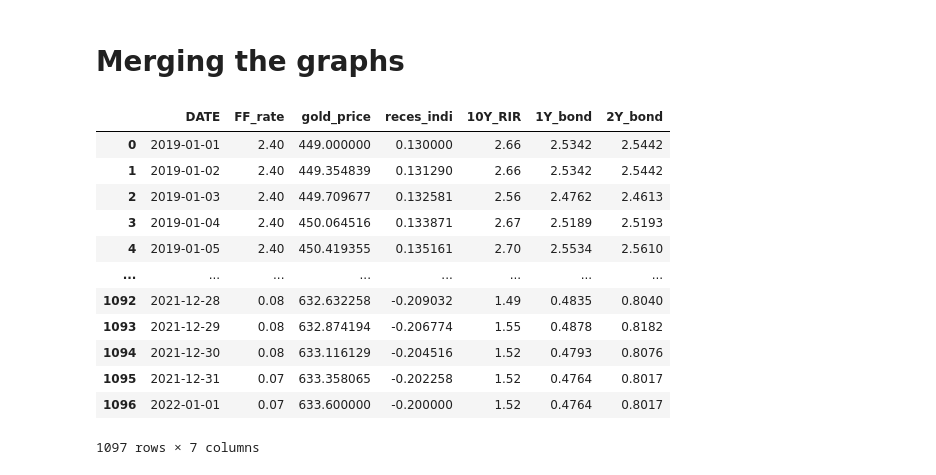
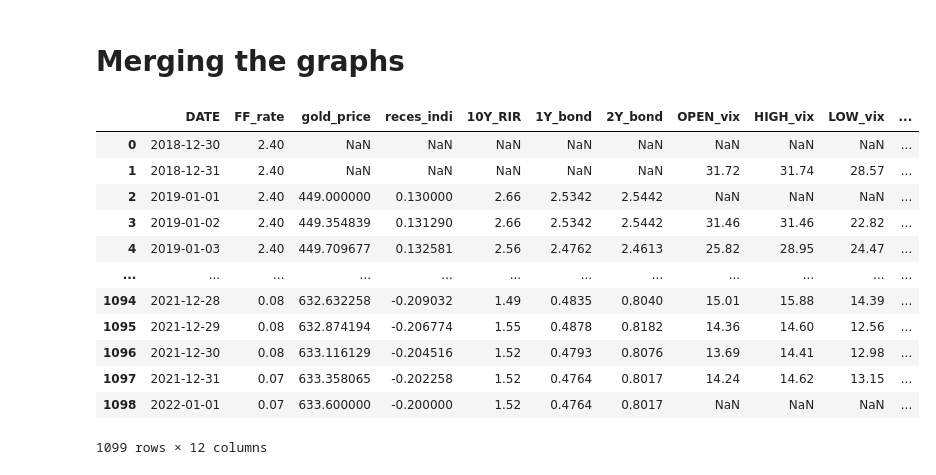
Before and after one commit to Spipers/FinalThesisQF, a Jupyter notebook: Notebooks/Macroeconomic_variables.ipynb, the cells around one changed output. Saved outputs shown, nothing was run; the diff lists cells and outputs as text; code cells hidden in the pictures.

```diff
--- a/Notebooks/Macroeconomic_variables.ipynb
+++ b/Notebooks/Macroeconomic_variables.ipynb
@@ -20,12 +20,13 @@ csv_Riskfree_interest = Path.cwd().parent / "Data/Macroeconomic_variables/Riskfr
 csv_1Y_bondrate = Path.cwd().parent / "Data/Macroeconomic_variables/1_year_bond_rate.csv"
 csv_2Y_bondrate = Path.cwd().parent / "Data/Macroeconomic_variables/2_year_bond_rate.csv"
 # parquet_file = (Path.cwd().parent / "Data/firmcharacteristics")
+vix_value = Path.cwd().parent / "Data/VIX_data/vix_history.csv"
 
 data_path = Path.cwd().parent / "Data"
 
 all_csv_files = [csv_fedfund,csv_Goldprice,csv_Recession_indicator, csv_Riskfree_interest]
 
-period = [datetime.datetime(2019, 1, 1), datetime.datetime(2022, 1, 1)]
+period = [datetime.datetime(2018, 12, 30), datetime.datetime(2022, 1, 1)]
 # %% [output]
 [interactive output not drawn]
 [interactive output not drawn]
@@ -428,0 +432,34 @@ pd_2Y_df
+# %%
+df_vix = pl.scan_csv(vix_value, separator=",")
+# Convert the DATE column to a proper datetime format
+df_vix = df_vix.with_columns(
+    pl.col('DATE').cast(pl.Utf8).str.strptime(pl.Date, "%m/%d/%Y").alias('DATE')
+)
+
+# Sort by the 'date' column
+dataseries = df_vix.sort("DATE")
+
+# Define your period (example period, you need to define this properly)
+# period = [pd.Timestamp('2011-01-01'), pd.Timestamp('2012-01-01')]
+
+# Filter the data based on the date range
+df_vix_filt = dataseries.filter(pl.col("DATE").is_between(period[0], period[1]))
+
+# Collect the filtered data into a DataFrame
+df_vix_f = df_vix_filt.collect()
+
+# Convert to pandas DataFrame
+df_vix_f = df_vix_f.to_pandas()
+
+# Rename columns
+df_vix_f = df_vix_f.rename(columns={
+    'OPEN': 'OPEN_vix',
+    'HIGH': 'HIGH_vix',
+    'LOW': 'LOW_vix',
+    'CLOSE': 'CLOSE_vix'
+})
+# df_vix_f = df_vix_f.drop(columns=['DATE'])
+df_vix_f['spread_vix'] = df_vix_f['HIGH_vix'] - df_vix_f['LOW_vix']
+
+# Print the DataFrame
+df_vix_f
@@ -431,21 +482,22 @@ pd_2Y_df
 # %%
 merged_df = df_ff_pd.merge(df_gp_per_pd, on='DATE', how='outer')
 merged_df = merged_df.merge(pd_ri_df, on='DATE', how='outer')
 merged_df = merged_df.merge(pd_rf_df, on='DATE', how='outer')
 merged_df = merged_df.merge(pd_1Y_df, on='DATE', how='outer')
 merged_df = merged_df.merge(pd_2Y_df, on='DATE', how='outer')
+merged_df = merged_df.merge(df_vix_f, on='DATE', how='outer')
 merged_df
 # %% [output]
-|  | DATE | FF_rate | gold_price | reces_indi | 10Y_RIR | 1Y_bond | 2Y_bond |
-| 0 | 2019-01-01 | 2.40 | 449.000000 | 0.130000 | 2.66 | 2.5342 | 2.5442 |
-| 1 | 2019-01-02 | 2.40 | 449.354839 | 0.131290 | 2.66 | 2.5342 | 2.5442 |
-| 2 | 2019-01-03 | 2.40 | 449.709677 | 0.132581 | 2.56 | 2.4762 | 2.4613 |
-| 3 | 2019-01-04 | 2.40 | 450.064516 | 0.133871 | 2.67 | 2.5189 | 2.5193 |
-| 4 | 2019-01-05 | 2.40 | 450.419355 | 0.135161 | 2.70 | 2.5534 | 2.5610 |
-| ... | ... | ... | ... | ... | ... | ... | ... |
-| 1092 | 2021-12-28 | 0.08 | 632.632258 | -0.209032 | 1.49 | 0.4835 | 0.8040 |
-| 1093 | 2021-12-29 | 0.08 | 632.874194 | -0.206774 | 1.55 | 0.4878 | 0.8182 |
-| 1094 | 2021-12-30 | 0.08 | 633.116129 | -0.204516 | 1.52 | 0.4793 | 0.8076 |
-| 1095 | 2021-12-31 | 0.07 | 633.358065 | -0.202258 | 1.52 | 0.4764 | 0.8017 |
-| 1096 | 2022-01-01 | 0.07 | 633.600000 | -0.200000 | 1.52 | 0.4764 | 0.8017 |
+|  | DATE | FF_rate | gold_price | reces_indi | 10Y_RIR | 1Y_bond | 2Y_bond | OPEN_vix | HIGH_vix | LOW_vix | ... |
+| 0 | 2018-12-30 | 2.40 | NaN | NaN | NaN | NaN | NaN | NaN | NaN | NaN | ... |
+| 1 | 2018-12-31 | 2.40 | NaN | NaN | NaN | NaN | NaN | 31.72 | 31.74 | 28.57 | ... |
+| 2 | 2019-01-01 | 2.40 | 449.000000 | 0.130000 | 2.66 | 2.5342 | 2.5442 | NaN | NaN | NaN | ... |
+| 3 | 2019-01-02 | 2.40 | 449.354839 | 0.131290 | 2.66 | 2.5342 | 2.5442 | 31.46 | 31.46 | 22.82 | ... |
+| 4 | 2019-01-03 | 2.40 | 449.709677 | 0.132581 | 2.56 | 2.4762 | 2.4613 | 25.82 | 28.95 | 24.47 | ... |
+| ... | ... | ... | ... | ... | ... | ... | ... | ... | ... | ... | ... |
+| 1094 | 2021-12-28 | 0.08 | 632.632258 | -0.209032 | 1.49 | 0.4835 | 0.8040 | 15.01 | 15.88 | 14.39 | ... |
+| 1095 | 2021-12-29 | 0.08 | 632.874194 | -0.206774 | 1.55 | 0.4878 | 0.8182 | 14.36 | 14.60 | 12.56 | ... |
+| 1096 | 2021-12-30 | 0.08 | 633.116129 | -0.204516 | 1.52 | 0.4793 | 0.8076 | 13.69 | 14.41 | 12.98 | ... |
+| 1097 | 2021-12-31 | 0.07 | 633.358065 | -0.202258 | 1.52 | 0.4764 | 0.8017 | 14.24 | 14.62 | 13.15 | ... |
+| 1098 | 2022-01-01 | 0.07 | 633.600000 | -0.200000 | 1.52 | 0.4764 | 0.8017 | NaN | NaN | NaN | ... |
-1097 rows × 7 columns
+1099 rows × 12 columns
```
Also changed, not shown: parts of 15 cells of this notebook, 10 other files.
